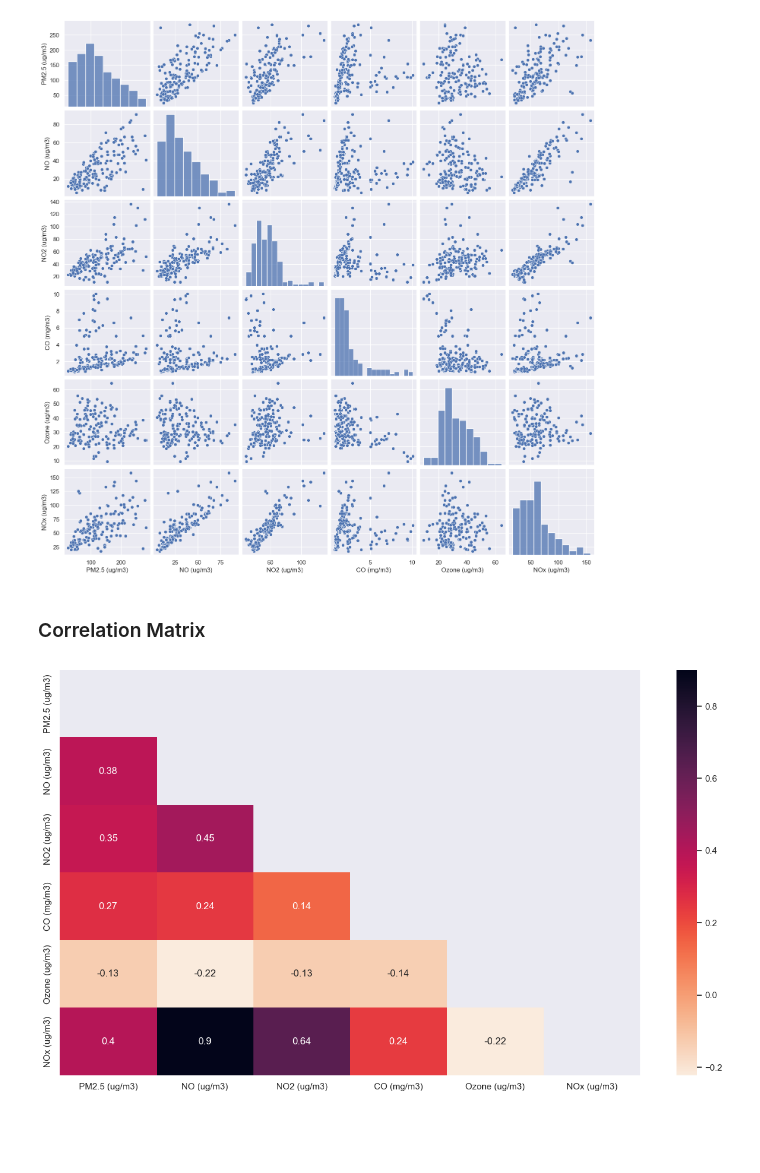
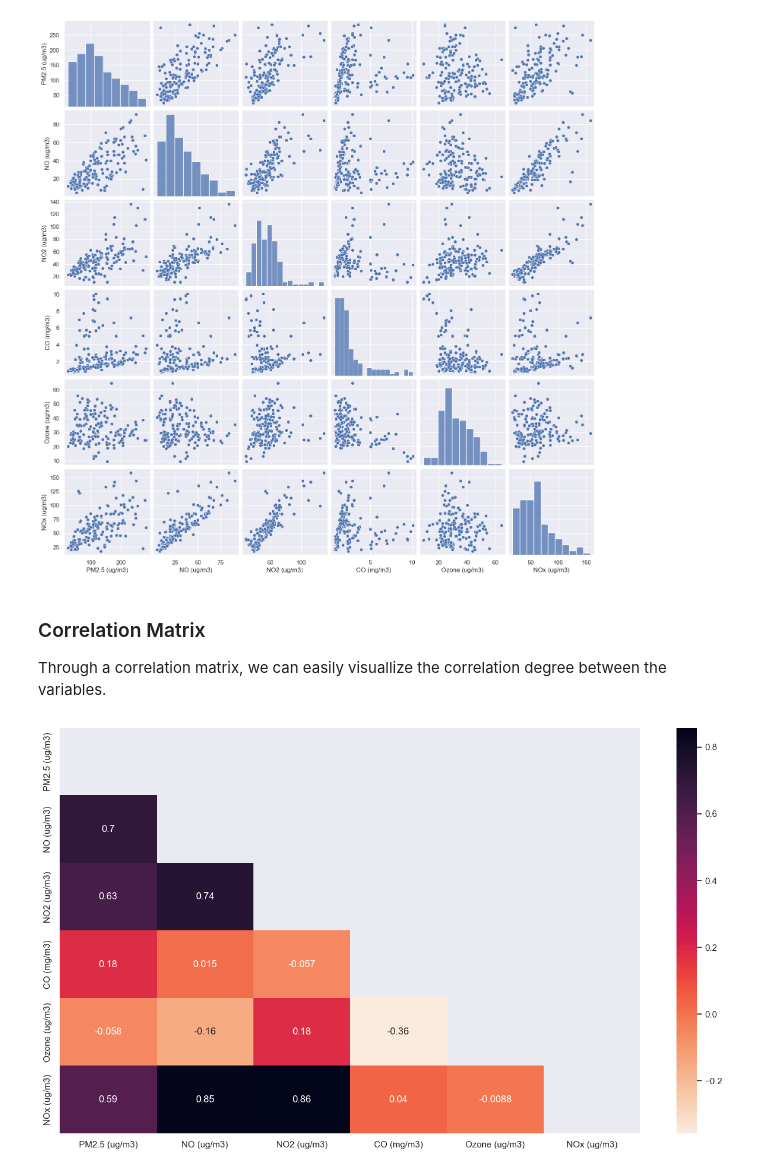
Before and after one commit to sotostzam/india-air-quality-analysis, a Jupyter notebook: main.ipynb, the cells around one changed output. Saved outputs shown, nothing was run; the diff lists cells and outputs as text; code cells hidden in the pictures; blank space fills up the shorter version.

```diff
--- a/main.ipynb
+++ b/main.ipynb
@@ -504,14 +492,16 @@ sns.pairplot(df_slice_by_month)
 # %% [output]
 <seaborn.axisgrid.PairGrid at 0x...>
 [figure]
-# %% [markdown]
-### Correlation Matrix
+# %% [markdown]
+### Correlation Matrix
+
+Through a correlation matrix, we can easily visuallize the correlation degree between the variables.
 # %%
-corr = df.corr(numeric_only=True)
+corr = df_slice_by_month.corr(numeric_only=True)
 mask = np.triu(np.ones_like(corr, dtype=bool))
 
 plt.figure(figsize=(16,9))
 sns.heatmap(data=corr, mask=mask, annot=True, cmap="rocket_r")
 plt.show()
 # %% [output]
-[figure, old version]
+[figure, new version]
```
Also changed, not shown: parts of 16 cells of this notebook.
